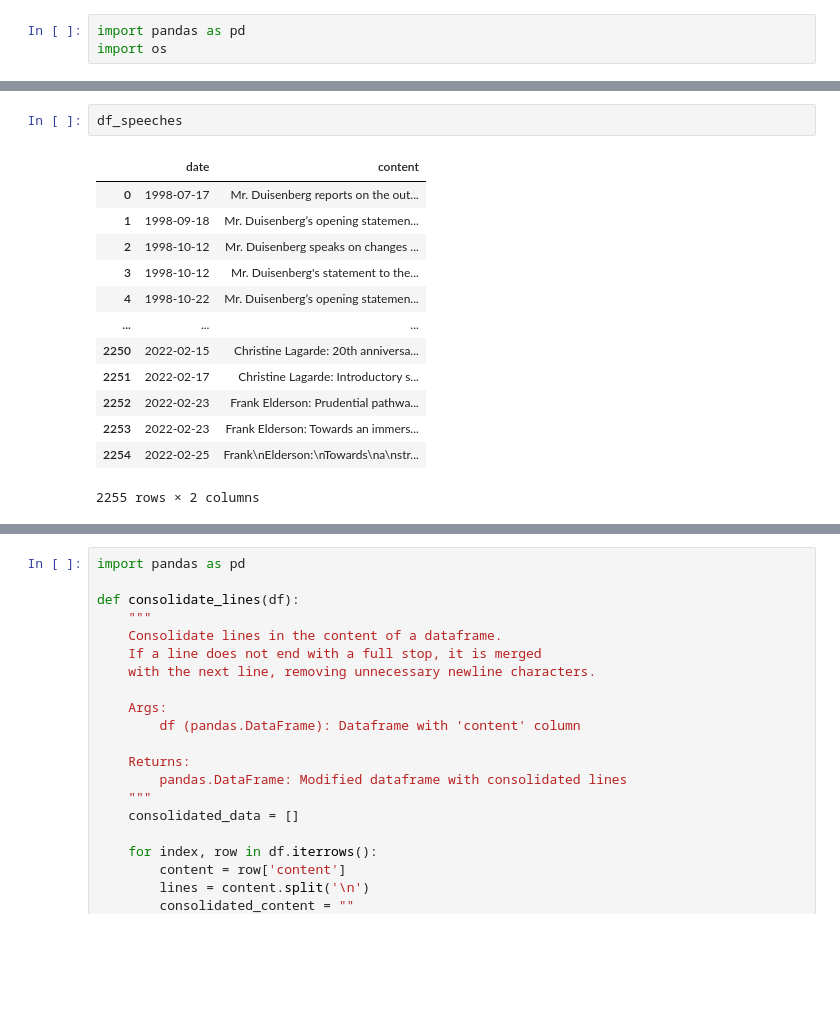
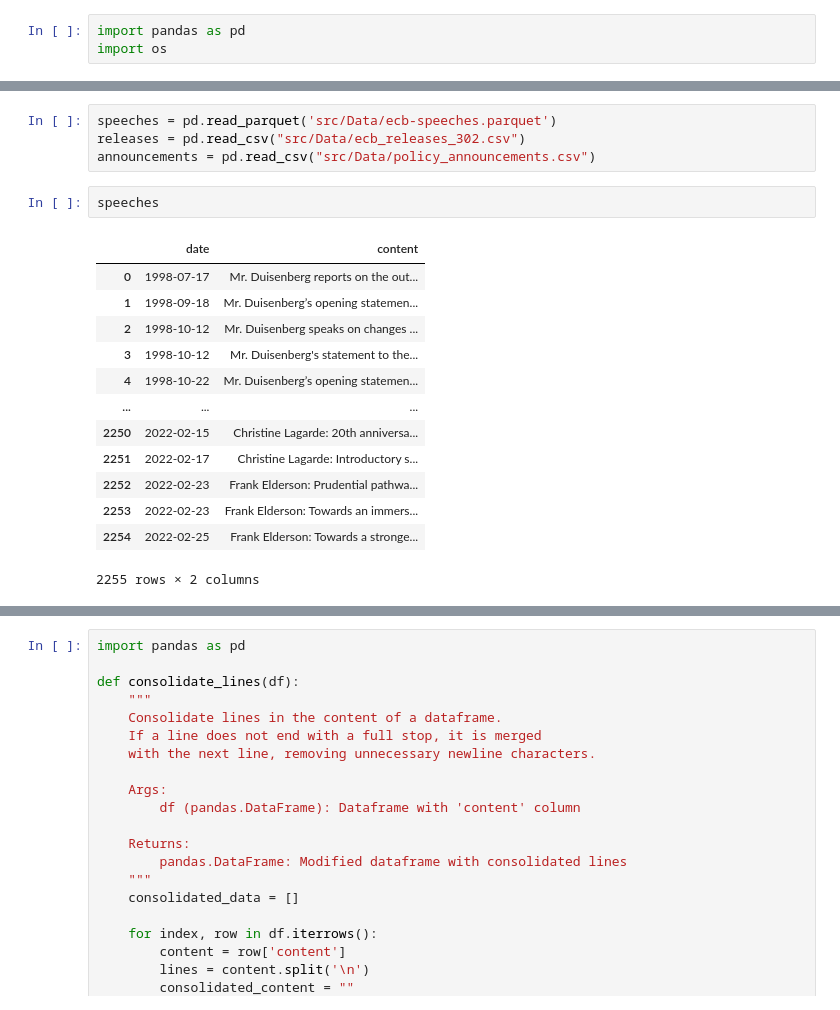
Before and after one commit to OzodbekOzodov/ecb-speeches, a Jupyter notebook: compact_notebook.ipynb, the cells around one changed output, grey strips where cells are left out. Drawn from its saved outputs; the diff is of its cells as text; blank space fills up the shorter version.

```diff
--- a/compact_notebook.ipynb
+++ b/compact_notebook.ipynb
@@ -29,19 +4,23 @@ df_speeches = df_speeches.sort_values(by='date').reset_index(drop=True)
-# %%
-df_speeches
-# %% [output]
-|  | date | content |
-| 0 | 1998-07-17 | Mr. Duisenberg reports on the out... |
-| 1 | 1998-09-18 | Mr. Duisenberg’s opening statemen... |
-| 2 | 1998-10-12 | Mr. Duisenberg speaks on changes ... |
-| 3 | 1998-10-12 | Mr. Duisenberg's statement to the... |
-| 4 | 1998-10-22 | Mr. Duisenberg’s opening statemen... |
-| ... | ... | ... |
-| 2250 | 2022-02-15 | Christine Lagarde: 20th anniversa... |
-| 2251 | 2022-02-17 | Christine Lagarde: Introductory s... |
-| 2252 | 2022-02-23 | Frank Elderson: Prudential pathwa... |
-| 2253 | 2022-02-23 | Frank Elderson: Towards an immers... |
-| 2254 | 2022-02-25 | Frank\nElderson:\nTowards\na\nstr... |
-2255 rows × 2 columns
+# %%
+speeches = pd.read_parquet('src/Data/ecb-speeches.parquet')
+releases = pd.read_csv("src/Data/ecb_releases_302.csv")
+announcements = pd.read_csv("src/Data/policy_announcements.csv")
+# %%
+speeches
+# %% [output]
+|  | date | content |
+| 0 | 1998-07-17 | Mr. Duisenberg reports on the out... |
+| 1 | 1998-09-18 | Mr. Duisenberg’s opening statemen... |
+| 2 | 1998-10-12 | Mr. Duisenberg speaks on changes ... |
+| 3 | 1998-10-12 | Mr. Duisenberg's statement to the... |
+| 4 | 1998-10-22 | Mr. Duisenberg’s opening statemen... |
+| ... | ... | ... |
+| 2250 | 2022-02-15 | Christine Lagarde: 20th anniversa... |
+| 2251 | 2022-02-17 | Christine Lagarde: Introductory s... |
+| 2252 | 2022-02-23 | Frank Elderson: Prudential pathwa... |
+| 2253 | 2022-02-23 | Frank Elderson: Towards an immers... |
+| 2254 | 2022-02-25 | Frank Elderson: Towards a stronge... |
+2255 rows × 2 columns
 # %%
 import pandas as pd
 
```
Also changed, not shown: parts of 10 cells of this notebook, 16 other files.
